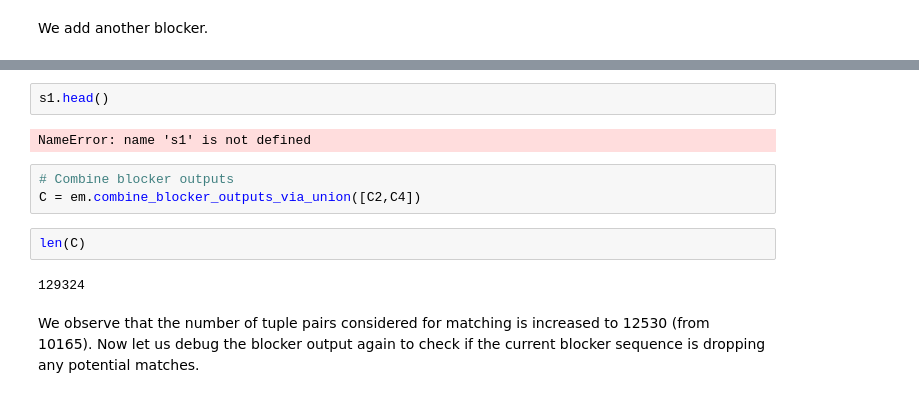
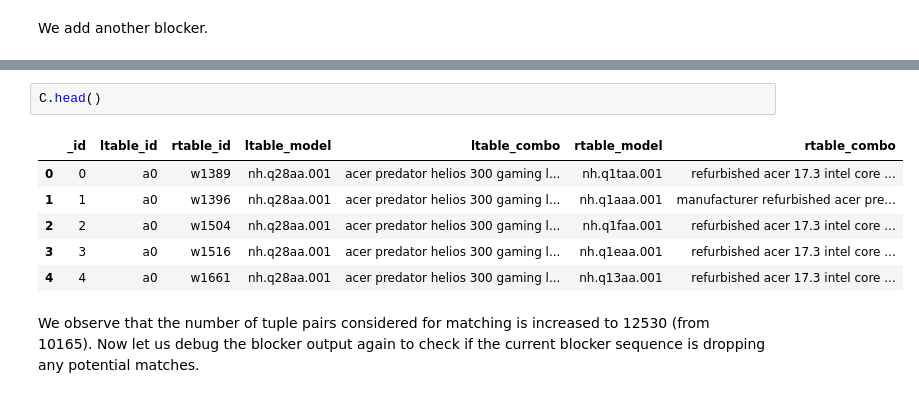
Before and after one commit to dliangsta/CS839-project, a Jupyter notebook: stage-3/notebook.ipynb, the cells around one changed output, grey strips where cells are left out. Cells and saved outputs as stored; diff of their text form.

```diff
--- a/stage-3/notebook.ipynb
+++ b/stage-3/notebook.ipynb
@@ -225,14 +220,12 @@ ValueError: columns overlap but no suffix specified: Index(['_id', 'ltable_combo
 # %%
-s1.head()
+C.head()
 # %% [output]
-NameError: name 's1' is not defined
+|  | _id | ltable_id | rtable_id | ltable_model | ltable_combo | rtable_model | rtable_combo |
+| 0 | 0 | a0 | w1389 | nh.q28aa.001 | acer predator helios 300 gaming l... | nh.q1taa.001 | refurbished acer 17.3 intel core ... |
+| 1 | 1 | a0 | w1396 | nh.q28aa.001 | acer predator helios 300 gaming l... | nh.q1aaa.001 | manufacturer refurbished acer pre... |
+| 2 | 2 | a0 | w1504 | nh.q28aa.001 | acer predator helios 300 gaming l... | nh.q1faa.001 | refurbished acer 17.3 intel core ... |
+| 3 | 3 | a0 | w1516 | nh.q28aa.001 | acer predator helios 300 gaming l... | nh.q1eaa.001 | refurbished acer 17.3 intel core ... |
+| 4 | 4 | a0 | w1661 | nh.q28aa.001 | acer predator helios 300 gaming l... | nh.q13aa.001 | refurbished acer 17.3 intel core ... |
-# %%
-# Combine blocker outputs
-C = em.combine_blocker_outputs_via_union([C2,C4])
-# %%
-len(C)
-# %% [output]
-129324
 # %% [markdown]
 We observe that the number of tuple pairs considered for matching is increased to 12530 (from 10165). Now let us debug the blocker output again to check if the current blocker sequence is dropping any potential matches.
 # %%
```
Also changed, not shown: parts of 15 cells of this notebook, 6 other files.
